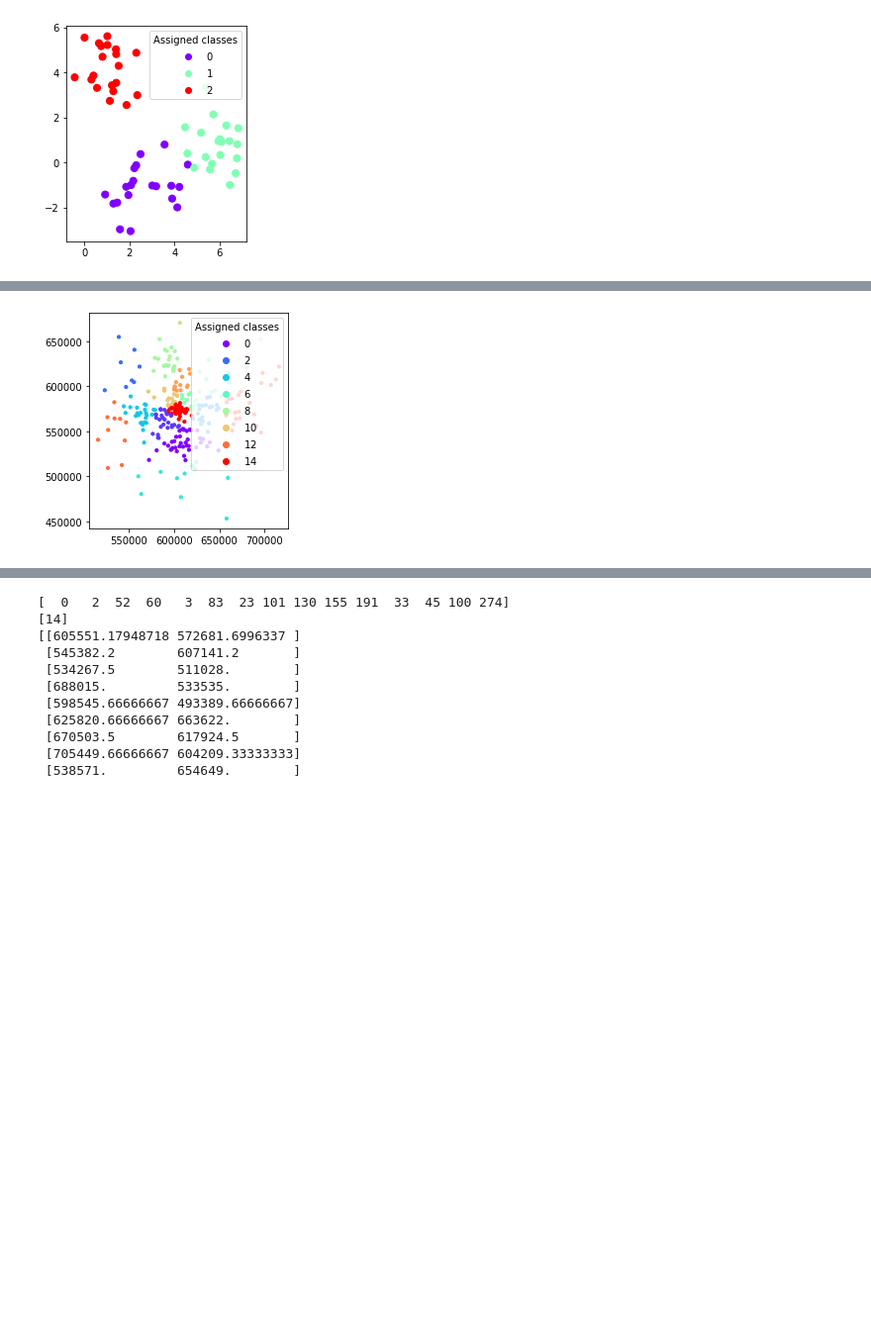
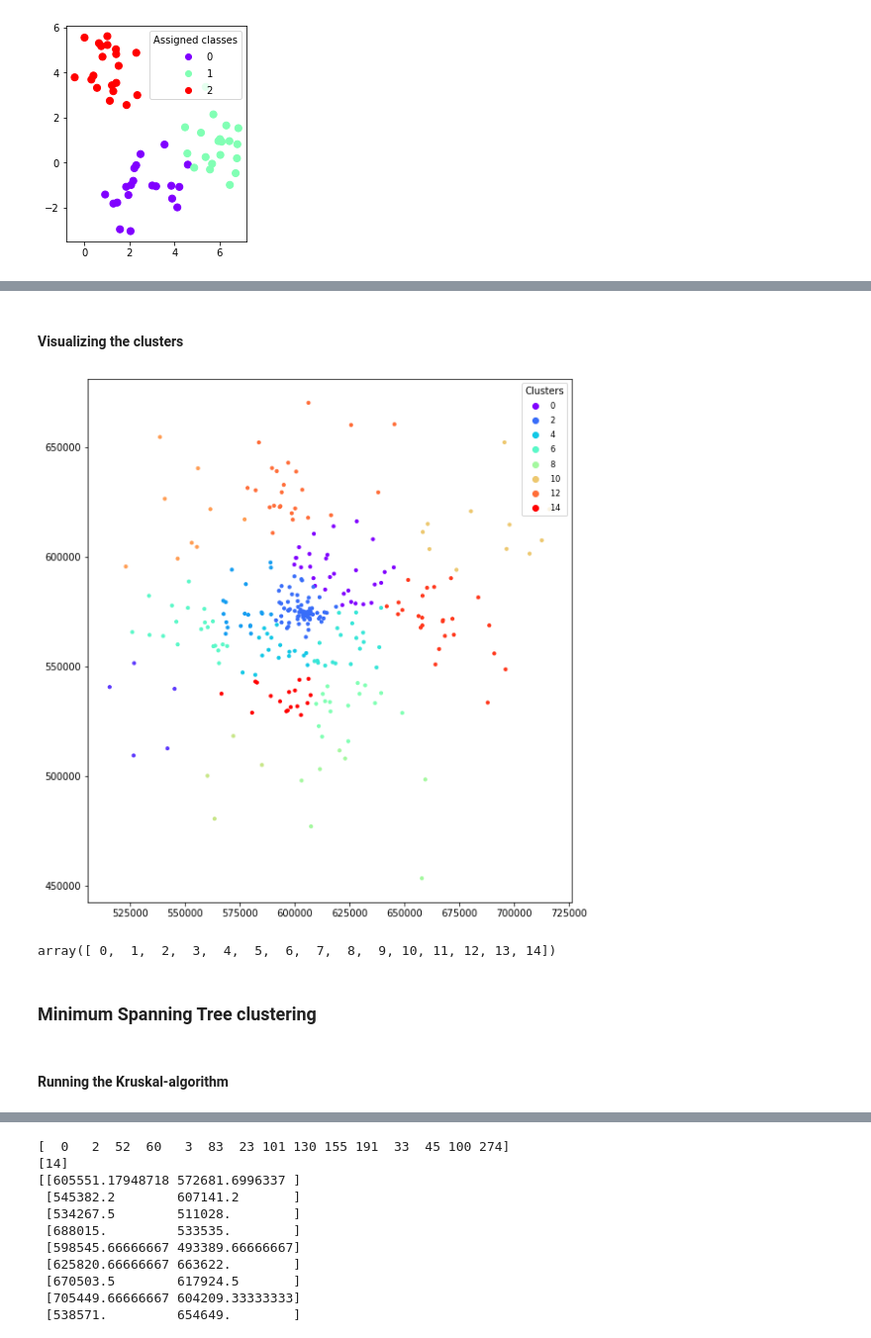
Before and after one commit to paparon96/Clustering, a Jupyter notebook: Aron_Distance_examples.ipynb, the cells around one changed output, grey strips where cells are left out. Shown: that part at 99% size. Saved outputs shown, nothing was run; the diff lists cells and outputs as text; code cells hidden in the pictures; blank space fills up the shorter version.

```diff
--- a/Aron_Distance_examples.ipynb
+++ b/Aron_Distance_examples.ipynb
@@ -448,3 +527,3 @@ plt.show()
 # %%
-X = synthetic[:300,:]
+X = synthetic[:1000,:]
 centroids, cluster_table, cost_values_db, cost_values_dunn = k_means_clustering(15,X)
@@ -483,11 +562,18 @@ print(cost_values_dunn[-1])
+# %% [markdown]
+#### Visualizing the clusters
 # %%
 # Scatter plot - K-MEANS
-fig,ax = plt.subplots()
+fig,ax = plt.subplots(figsize=(10,10))
 plt.axes().set_aspect('equal')
+
 scatter=plt.scatter(X[:, 0], X[:, 1], c=cluster_table[:,1], s=10 , cmap='rainbow');
-# produce a legend with the unique colors from the scatter
+
+# Produce a legend with the unique colors for each cluster
 legend1 = plt.legend(*scatter.legend_elements(),
-                    loc="upper right", title="Assigned classes")
+                     fontsize = 'small',
+                    loc="upper right", title="Clusters")
+
+
 plt.show()
 # %% [output]
-[figure, old version]
+[figure, new version]
@@ -496,2 +580,13 @@ plt.show()
+# %%
+# Sanity-check for the clusters
+
+c=cluster_table[:,1]
+np.unique(c)
+# %% [output]
+array([ 0,  1,  2,  3,  4,  5,  6,  7,  8,  9, 10, 11, 12, 13, 14])
+# %% [markdown]
+### Minimum Spanning Tree clustering
+# %% [markdown]
+#### Running the Kruskal-algorithm
 # %%
 result = mst_cluster(X,15)
```
Also changed, not shown: parts of 42 cells of this notebook, 4 other files.
